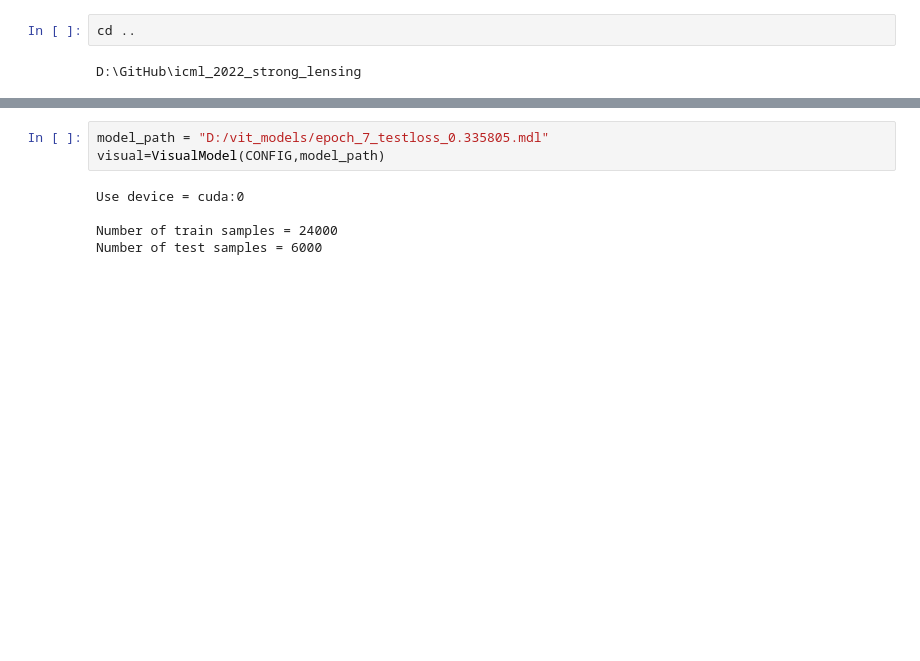
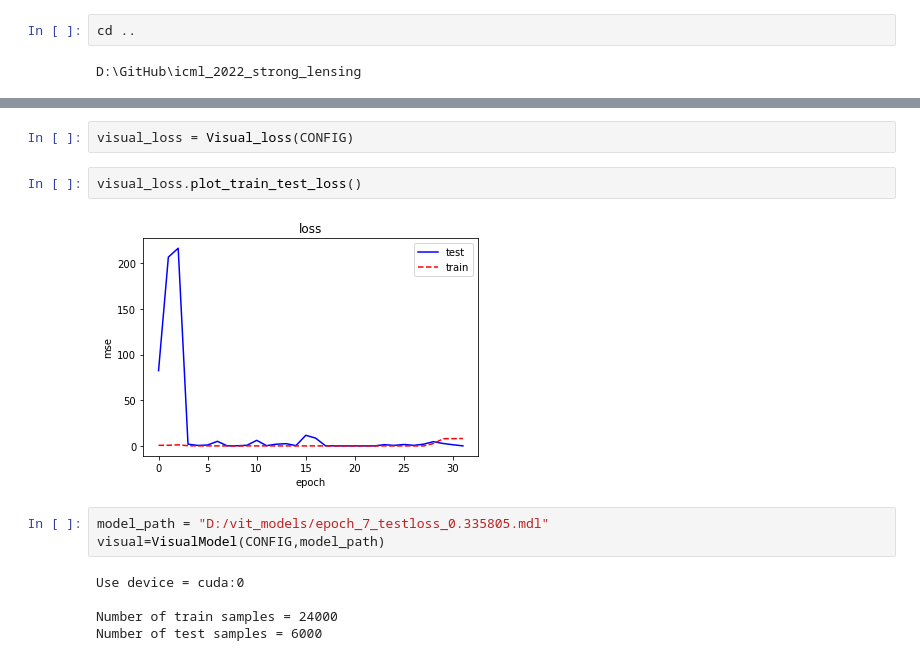
Before and after one commit to kuanweih/strong_lensing_vit_resnet, a Jupyter notebook: notebooks/demo_plot.ipynb, the cells around one changed output, grey strips where cells are left out. Cells and saved outputs as stored; diff of their text form; blank space fills up the shorter version.

```diff
--- a/notebooks/demo_plot.ipynb
+++ b/notebooks/demo_plot.ipynb
@@ -51,3 +59,9 @@ CONFIG = {
+# %%
+visual_loss = Visual_loss(CONFIG)
+# %%
+visual_loss.plot_train_test_loss()
+# %% [output]
+[figure, added]
 # %%
 model_path = "D:/vit_models/epoch_7_testloss_0.335805.mdl"
 visual=VisualModel(CONFIG,model_path)
```
Also changed, not shown: parts of 7 cells of this notebook, 1 other file.
